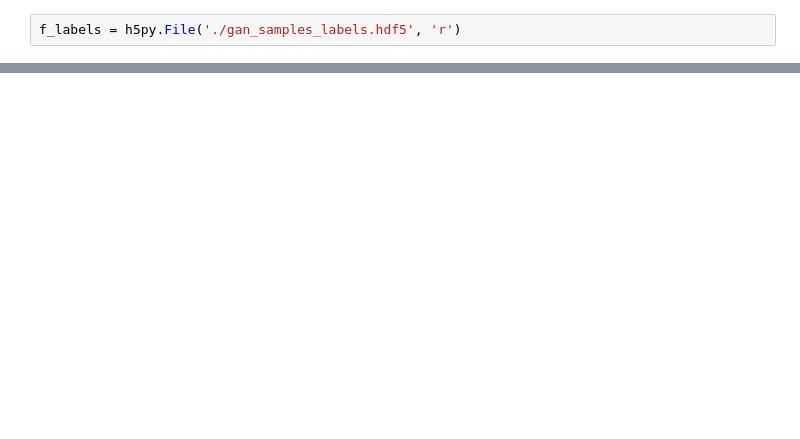
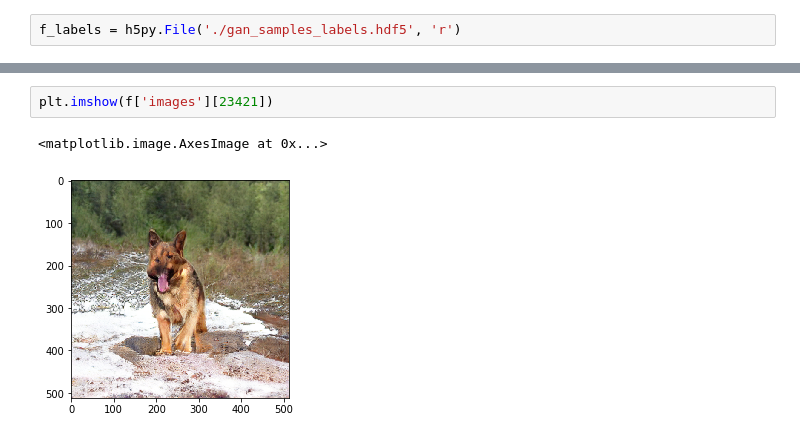
Before and after one commit to natel9178/tl-biggan, a Jupyter notebook: src/tlgan/explore_samples.ipynb, the cells around one changed output, grey strips where cells are left out. Cells and saved outputs as stored; diff of their text form; blank space fills up the shorter version.

Commit message:
images

```diff
--- a/src/tlgan/explore_samples.ipynb
+++ b/src/tlgan/explore_samples.ipynb
@@ -87,3 +90,8 @@ print(f_labels['labels'][5])
  0. 0. 0. 0. 0. 0. 0. 0. 0. 0. 0. 0. 0. 0. 0. 0. 0. 0. 0. 0. 0. 0. 0. 0.
  0. 0. 0. 0. 0. 0. 0. 0. 0. 0. 0. 0. 0. 0. 0. 0. 0. 0. 0. 0. 0. 0. 0. 0.
  0. 0. 0. 0. 0. 0. 0. 0. 0. 0. 0. 0. 0. 0. 0. 0. 0. 0. 0. 0. 0. 0. 0.]
+# %%
+plt.imshow(f['images'][23421])
+# %% [output]
+<matplotlib.image.AxesImage at 0x...>
+[figure, added]
```
Also changed, not shown: parts of 4 cells of this notebook, 8 other files.
